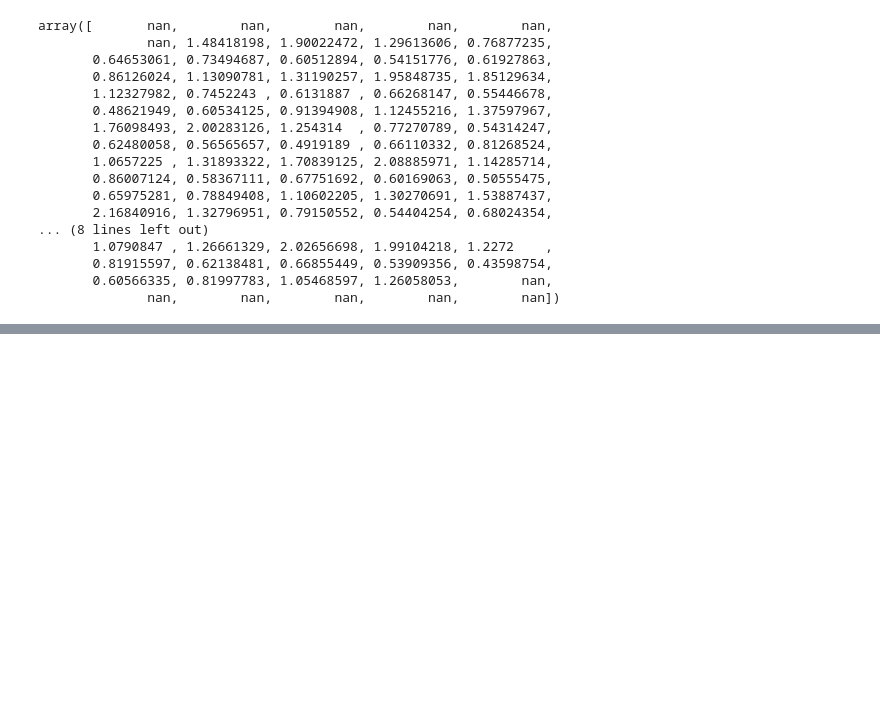
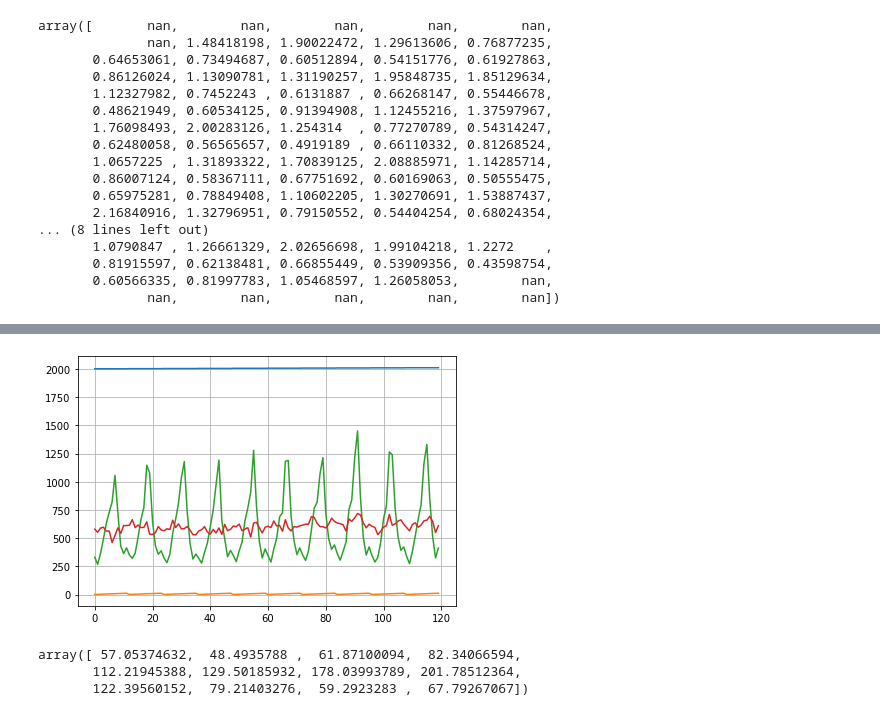
Before and after one commit to nnao45/jaist-my-jupyter, a Jupyter notebook: notebook/cma/test-1.ipynb, the cells around one changed output, grey strips where cells are left out. Cells and saved outputs as stored; diff of their text form; code cells hidden in the pictures; blank space fills up the shorter version.

```diff
--- a/notebook/cma/test-1.ipynb
+++ b/notebook/cma/test-1.ipynb
@@ -80,0 +110,49 @@ array([       nan,        nan,        nan,        nan,        nan,
+# %%
+# 原系列
+df_ice = pd.read_csv('./icecream__utf8.csv')
+# 12ウィンドウサイズ分の移動平均を取る
+df_ma = df_ice.アイスクリーム.rolling(window=12).mean().shift(-6)
+df_cma = df_ma.rolling(window=2).mean()
+
+
+# 原系列（df_ice.アイスクリーム)/中心異動平均系列(df_cma)
+df_orig_div_cma = df_ice.アイスクリーム / df_cma
+
+# 月毎に加算
+orig_div_cma = df_orig_div_cma.values
+s_index = np.zeros(12)
+counter = np.zeros(12, dtype='i')
+for idx in range(len(orig_div_cma)//12):
+    # 12ヶ月ごとにデータを抽出
+    cut_orig_div_cma = orig_div_cma[idx*12:(idx+1)*12]
+    # NaNはTrue、それ以外false
+    mask = cut_orig_div_cma!=cut_orig_div_cma
+    # NaNを0、それ以外1にして加算
+    counter += np.where(mask, 0, 1)
+    s_index += np.where(mask, 0, cut_orig_div_cma)
+# 加算結果の各月平均
+s_index /= counter
+# 全体を1200に合わせて季節指数を計算
+s_index = s_index / s_index.sum() * 1200
+# %%
+# 季節指数を原系列の要素と対応させる
+# 原系列のスタートが1月なのでnumpy.tileで12ヶ月分の季節指数を繰り返すだけで良い
+tiled_s_index = np.tile(s_index, len(orig_div_cma)//12)
+
+# 季節調整すみ系列の計算
+df_adjusted_series = df_ice.アイスクリーム / tiled_s_index * 100
+# %%
+fig, ax = plt.subplots()
+ax.grid()
+ax.plot(df_ice)
+ax.plot(df_adjusted_series)
+fig.tight_layout()
+plt.show()
+# %% [output]
+[figure, added]
+# %%
+s_index
+# %% [output]
+array([ 57.05374632,  48.4935788 ,  61.87100094,  82.34066594,
+       112.21945388, 129.50185932, 178.03993789, 201.78512364,
+       122.39560152,  79.21403276,  59.2923283 ,  67.79267067])
```
Also changed, not shown: parts of 4 cells of this notebook, 3 other files.
